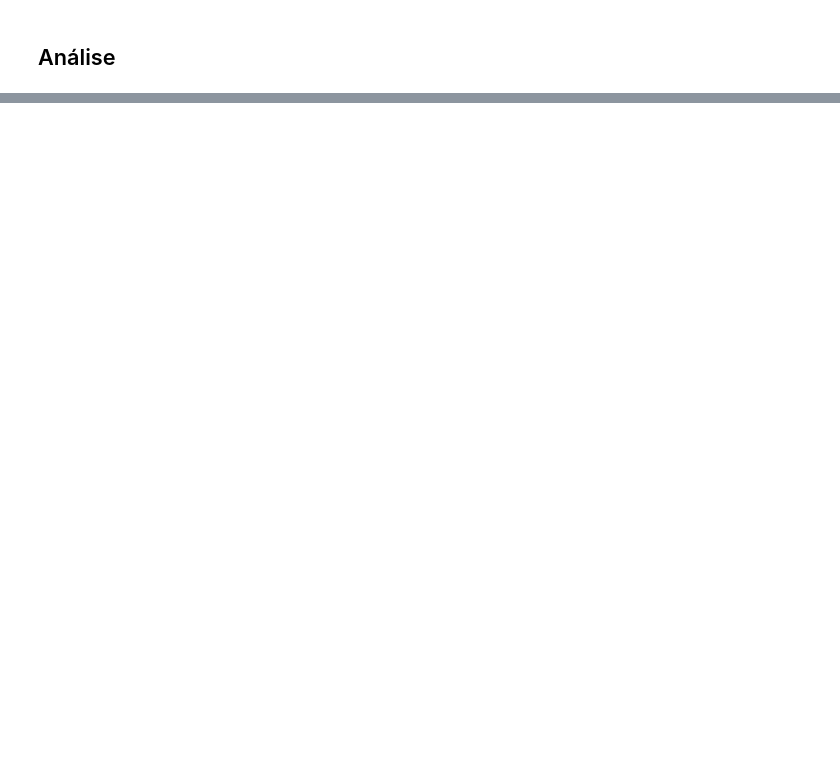
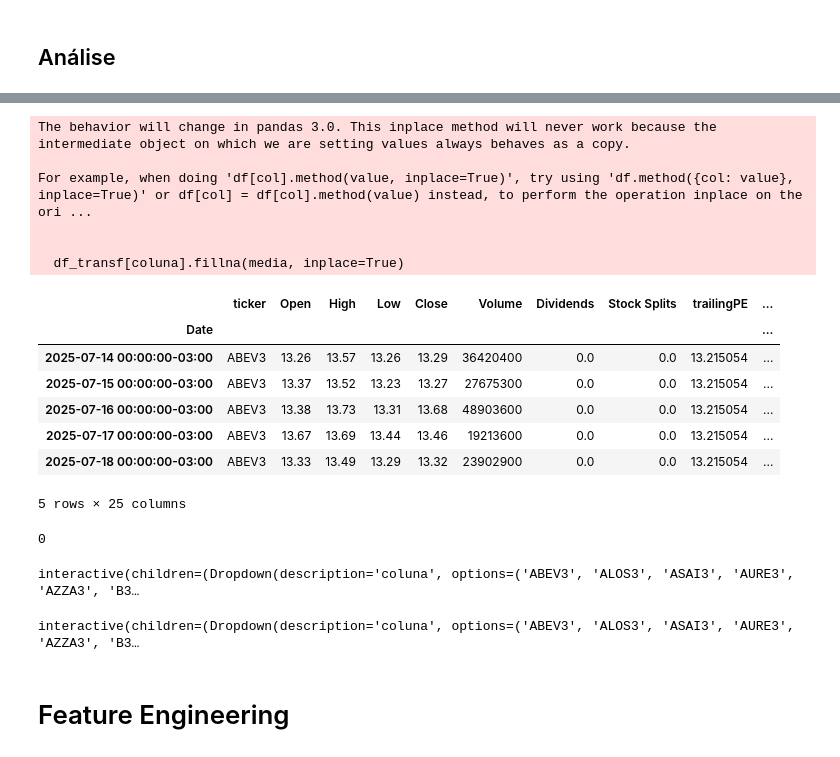
Before and after one commit to ederray/etl-aws, a Jupyter notebook: notebooks/eda.ipynb, the cells around one changed output, grey strips where cells are left out. Cells and saved outputs as stored; diff of their text form; code cells hidden in the pictures; blank space fills up the shorter version.

```diff
--- a/notebooks/eda.ipynb
+++ b/notebooks/eda.ipynb
@@ -104,0 +195,5 @@ dtype: int64
+# %%
+# tratamento dos valores nulos: interpolação em cascata
+tbl_cotacao_ibovespa = tratamento_nulo_dados_setor_industria(df=tbl_cotacao_ibovespa, colunas=['trailingPE','returnOnEquity','revenueGrowth','dividendYield','freeCashflow'])
+tbl_cotacao_ibovespa.head()
+# %% [output]
@@ -104,0 +214,24 @@ dtype: int64
+The behavior will change in pandas 3.0. This inplace method will never work because the intermediate object on which we are setting values always behaves as a copy.
+
+For example, when doing 'df[col].method(value, inplace=True)', try using 'df.method({col: value}, inplace=True)' or df[col] = df[col].method(value) instead, to perform the operation inplace on the ori ...
+
+
+  df_transf[coluna].fillna(media, inplace=True)
+|  | ticker | Open | High | Low | Close | Volume | Dividends | Stock Splits | trailingPE | ... |
+| Date |  |  |  |  |  |  |  |  |  | ... |
+| 2025-07-14 00:00:00-03:00 | ABEV3 | 13.26 | 13.57 | 13.26 | 13.29 | 36420400 | 0.0 | 0.0 | 13.215054 | ... |
+| 2025-07-15 00:00:00-03:00 | ABEV3 | 13.37 | 13.52 | 13.23 | 13.27 | 27675300 | 0.0 | 0.0 | 13.215054 | ... |
+| 2025-07-16 00:00:00-03:00 | ABEV3 | 13.38 | 13.73 | 13.31 | 13.68 | 48903600 | 0.0 | 0.0 | 13.215054 | ... |
+| 2025-07-17 00:00:00-03:00 | ABEV3 | 13.67 | 13.69 | 13.44 | 13.46 | 19213600 | 0.0 | 0.0 | 13.215054 | ... |
+| 2025-07-18 00:00:00-03:00 | ABEV3 | 13.33 | 13.49 | 13.29 | 13.32 | 23902900 | 0.0 | 0.0 | 13.215054 | ... |
+5 rows × 25 columns
+# %%
+# verificação de duplicados
+tbl_carteira_ibovespa.duplicated().sum()
+# %% [output]
+0
+# %%
+# análise descritivos interativa dos dados
+boxplot_analise_descritiva_categorica(tbl_cotacao_ibovespa,distribuicao=(0.1,0.25,0.5,0.75,0.95,0.99), feature='ticker')
+# %% [output]
+interactive(children=(Dropdown(description='coluna', options=('ABEV3', 'ALOS3', 'ASAI3', 'AURE3', 'AZZA3', 'B3…
@@ -104,0 +240,7 @@ dtype: int64
+# %%
+# histograma do target com escala
+histograma_feature_categorica(tbl_cotacao_ibovespa[['ticker','Close']],feature='ticker')
+# %% [output]
+interactive(children=(Dropdown(description='coluna', options=('ABEV3', 'ALOS3', 'ASAI3', 'AURE3', 'AZZA3', 'B3…
+# %% [markdown]
+# Feature Engineering
```
Also changed, not shown: parts of 28 cells of this notebook, 8 other files.
